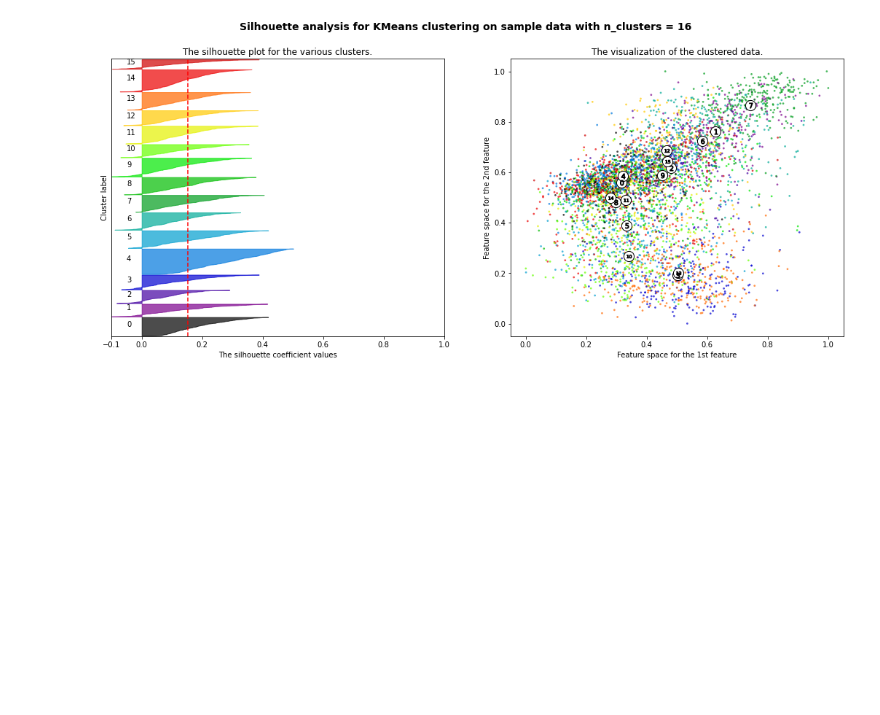
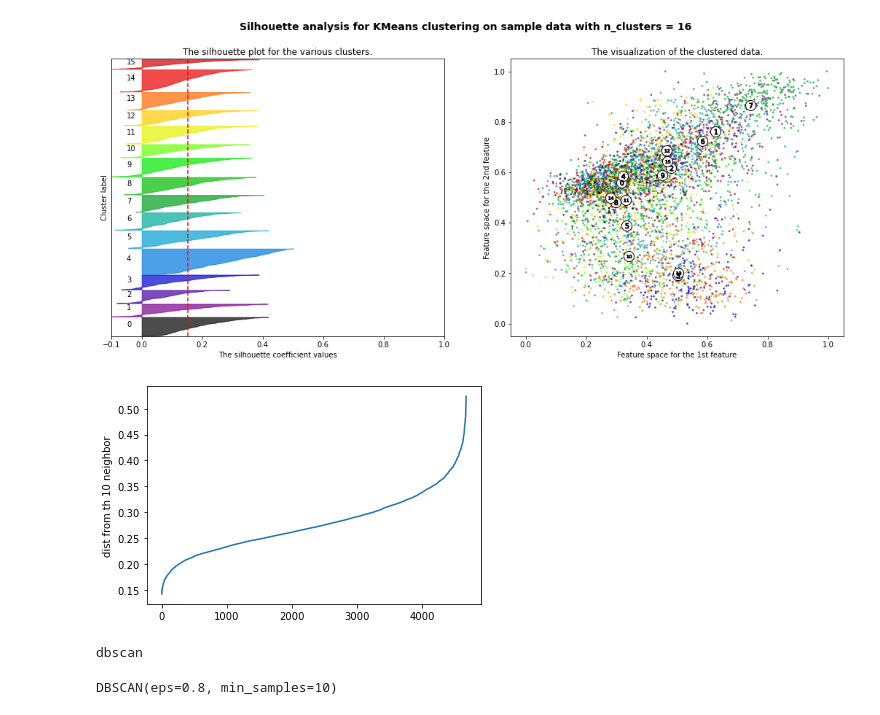
Before and after one commit to michelepapucci/data-mining-project, a Jupyter notebook: data_clustering.ipynb, the cells around one changed output. Saved outputs shown, nothing was run; the diff lists cells and outputs as text; code cells hidden in the pictures; blank space fills up the shorter version.

Commit message:
DBSCAN test

```diff
--- a/data_clustering.ipynb
+++ b/data_clustering.ipynb
@@ -191,3 +202,28 @@ For n_clusters = 16 The average silhouette_score is : 0.15141585104820576
 [figure]
 [figure]
 [figure]
+# %%
+dist = pdist(X_minmax, 'euclidean')
+dist = squareform(dist)
+
+k=20
+kth_distances = []
+for d in dist:
+    index_kth_distance = np.argsort(d)[k]
+    kth_distances.append(d[index_kth_distance])
+# %%
+plt.plot(range(0, len(kth_distances)), sorted(kth_distances))
+plt.ylabel('dist from th 10 neighbor')
+
+plt.show()
+# %% [output]
+[figure, added]
+# %%
+# density based clustering
+print ('dbscan')
+
+dbscan = DBSCAN(eps=0.8, min_samples=10, metric='euclidean')
+dbscan.fit(X_minmax)
+# %% [output]
+dbscan
+DBSCAN(eps=0.8, min_samples=10)
```
Also changed, not shown: parts of 3 cells of this notebook, 3 other files.
